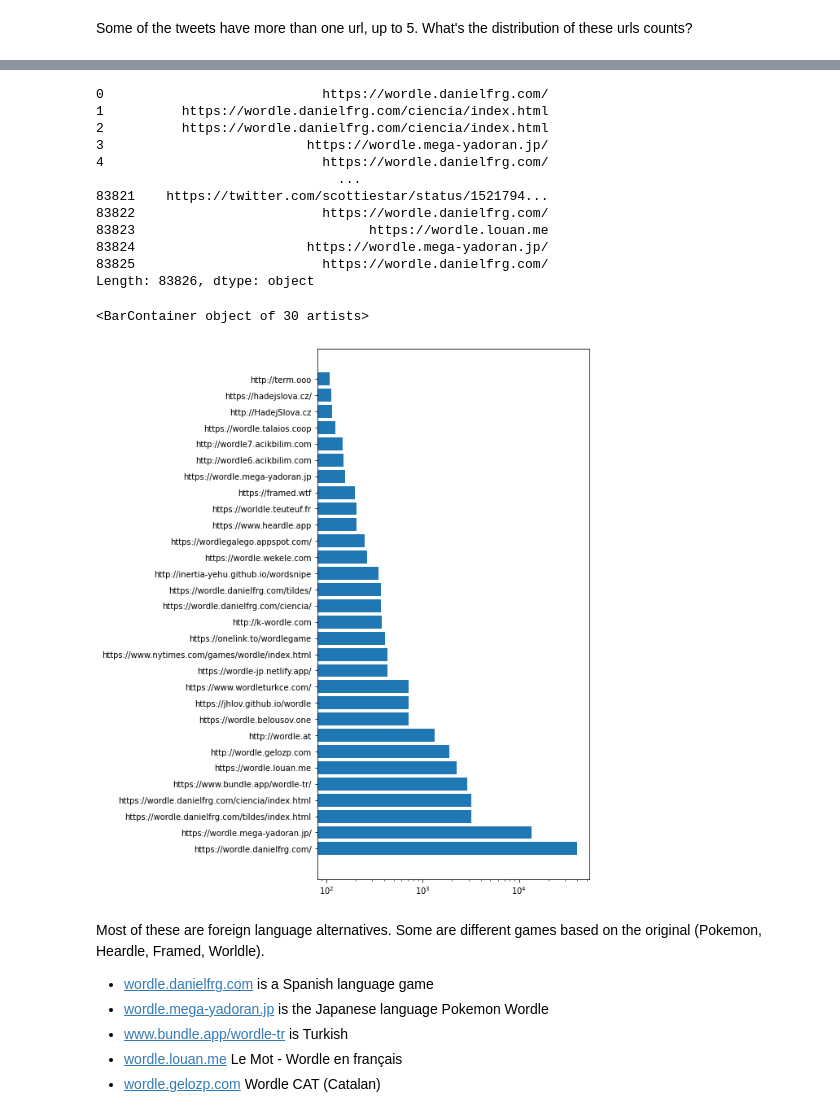
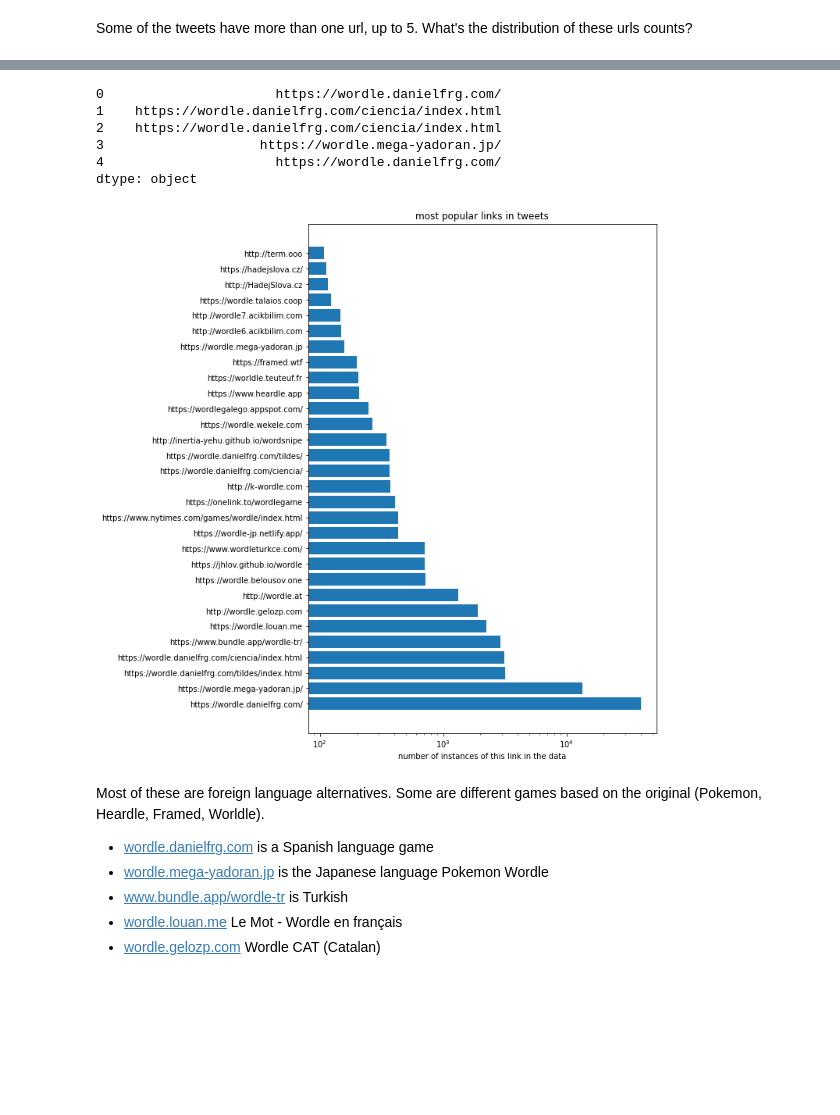
Before and after one commit to dtersegno/capstone, a Jupyter notebook: 3_EDA.ipynb, the cells around one changed output, grey strips where cells are left out. Cells and saved outputs as stored; diff of their text form; code cells hidden in the pictures; blank space fills up the shorter version.

```diff
--- a/3_EDA.ipynb
+++ b/3_EDA.ipynb
@@ -1585,18 +1487,12 @@ all_url_list = list(np.concatenate(just_the_urls_list))
 # %%
 #make that list a series so we can call value_counts easily.
 all_url_list_series = pd.Series(all_url_list)
-all_url_list_series
+all_url_list_series.head()
 # %% [output]
-0                            https://wordle.danielfrg.com/
-1          https://wordle.danielfrg.com/ciencia/index.html
-2          https://wordle.danielfrg.com/ciencia/index.html
-3                          https://wordle.mega-yadoran.jp/
-4                            https://wordle.danielfrg.com/
-                               ...
-83821    https://twitter.com/scottiestar/status/1521794...
-83822                        https://wordle.danielfrg.com/
-83823                              https://wordle.louan.me
-83824                      https://wordle.mega-yadoran.jp/
-83825                        https://wordle.danielfrg.com/
-Length: 83826, dtype: object
+0                      https://wordle.danielfrg.com/
+1    https://wordle.danielfrg.com/ciencia/index.html
+2    https://wordle.danielfrg.com/ciencia/index.html
+3                    https://wordle.mega-yadoran.jp/
+4                      https://wordle.danielfrg.com/
+dtype: object
 # %%
@@ -1603,14 +1500,16 @@ Length: 83826, dtype: object
 url_counts = all_url_list_series.value_counts()
 # %%
+# plot the most popular urls.
 number_urls_to_plot = 30
 
-plt.figure(figsize = (6,12))
+plt.figure(figsize = (8,12))
+plt.title("most popular links in tweets")
+plt.xlabel("number of instances of this link in the data")
 plt.barh(width = url_counts[:number_urls_to_plot],
          y = url_counts[:number_urls_to_plot].index,
-         log = True)
+         log = True);
 # %% [output]
-<BarContainer object of 30 artists>
-[figure, old version]
+[figure, new version]
 # %% [markdown]
 Most of these are foreign language alternatives. Some are different games based on the original (Pokemon, Heardle, Framed, Worldle).
 - [wordle.danielfrg.com](wordle.danielfrg.com) is a Spanish language game
```
Also changed, not shown: parts of 99 cells of this notebook, 5 other files.
